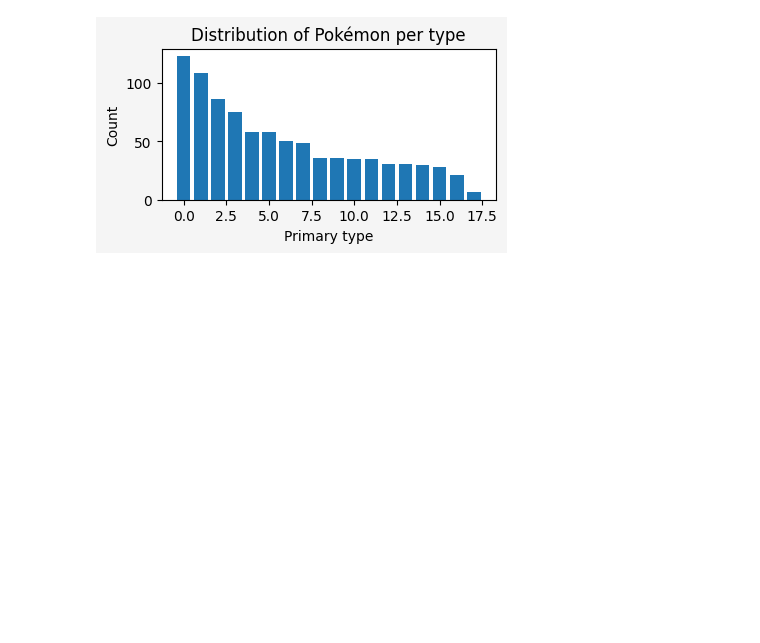
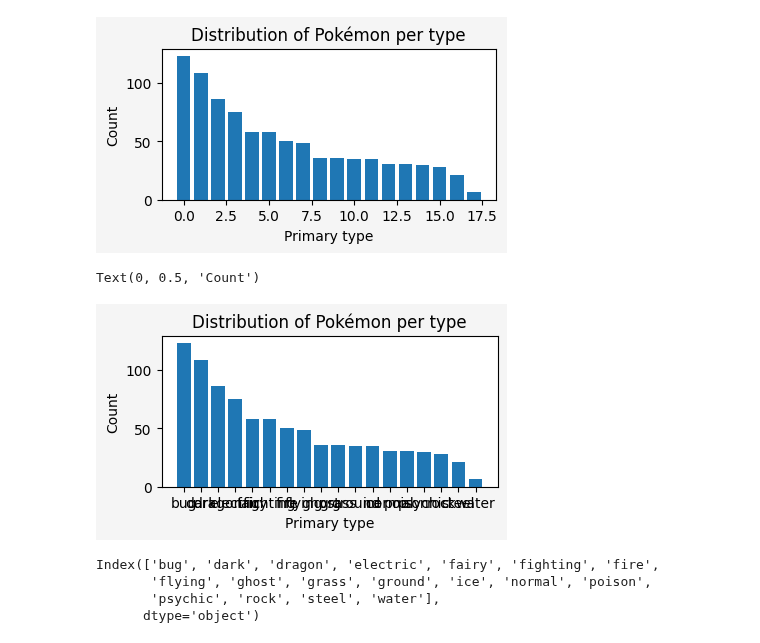
Before and after one commit to NicoleSchwartz/20241505-tutorial-pandas-matplotlib, a Jupyter notebook: tutorial.ipynb, the cells around one changed output. Drawn from its saved outputs; the diff is of its cells as text; code cells hidden in the pictures; blank space fills up the shorter version.

```diff
--- a/tutorial.ipynb
+++ b/tutorial.ipynb
@@ -730,17 +730,27 @@ Text(0, 0.5, 'Count')
 # %%
 fig, ax = plt.subplots(
     figsize=(4, 2.25),
     facecolor="whitesmoke",
     layout="constrained",
 )
 
 primary_type = pokemon["primary_type"]
 
 ax.bar(
     range(primary_type.nunique()),
     primary_type.value_counts(),
-    tick_label=
+    tick_label=primary_type.cat.categories,
 )
 ax.set_title("Distribution of Pokémon per type")
 ax.set_xlabel("Primary type")
 ax.set_ylabel("Count")
+# %% [output]
+Text(0, 0.5, 'Count')
+[figure, added]
+# %%
+primary_type.cat.categories
+# %% [output]
+Index(['bug', 'dark', 'dragon', 'electric', 'fairy', 'fighting', 'fire',
+       'flying', 'ghost', 'grass', 'ground', 'ice', 'normal', 'poison',
+       'psychic', 'rock', 'steel', 'water'],
+      dtype='object')
```
